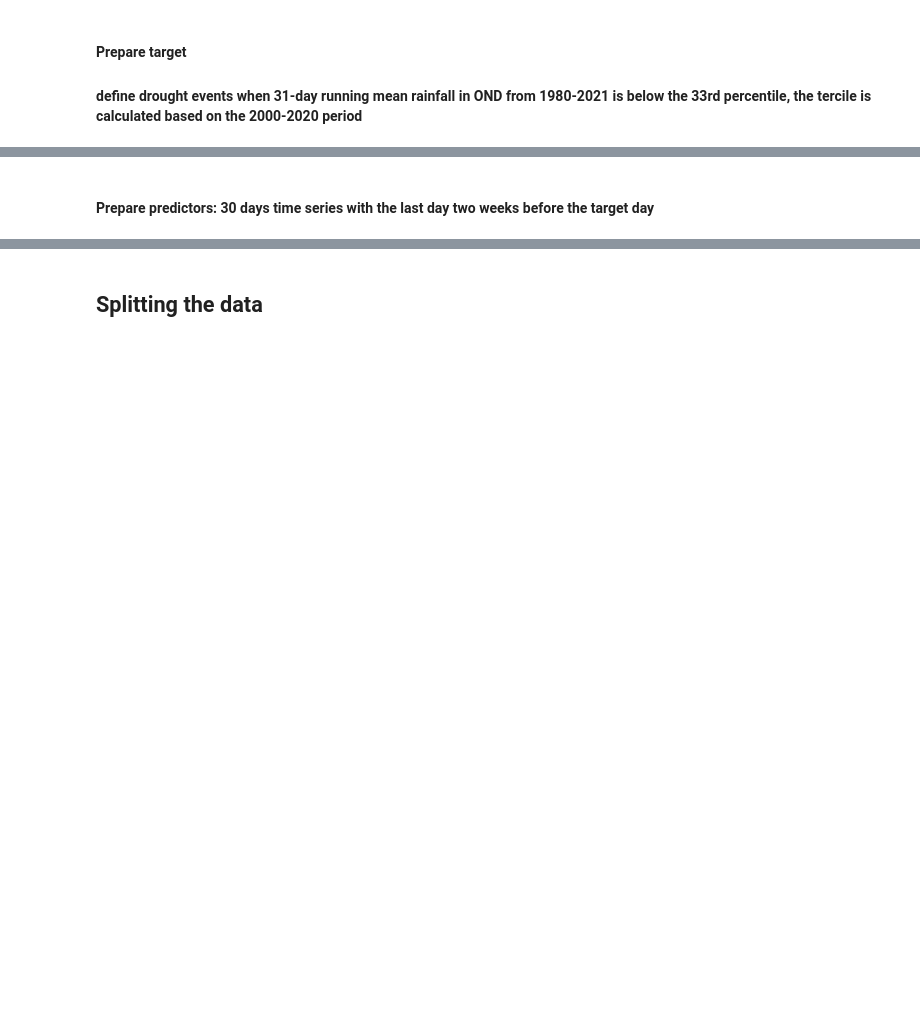
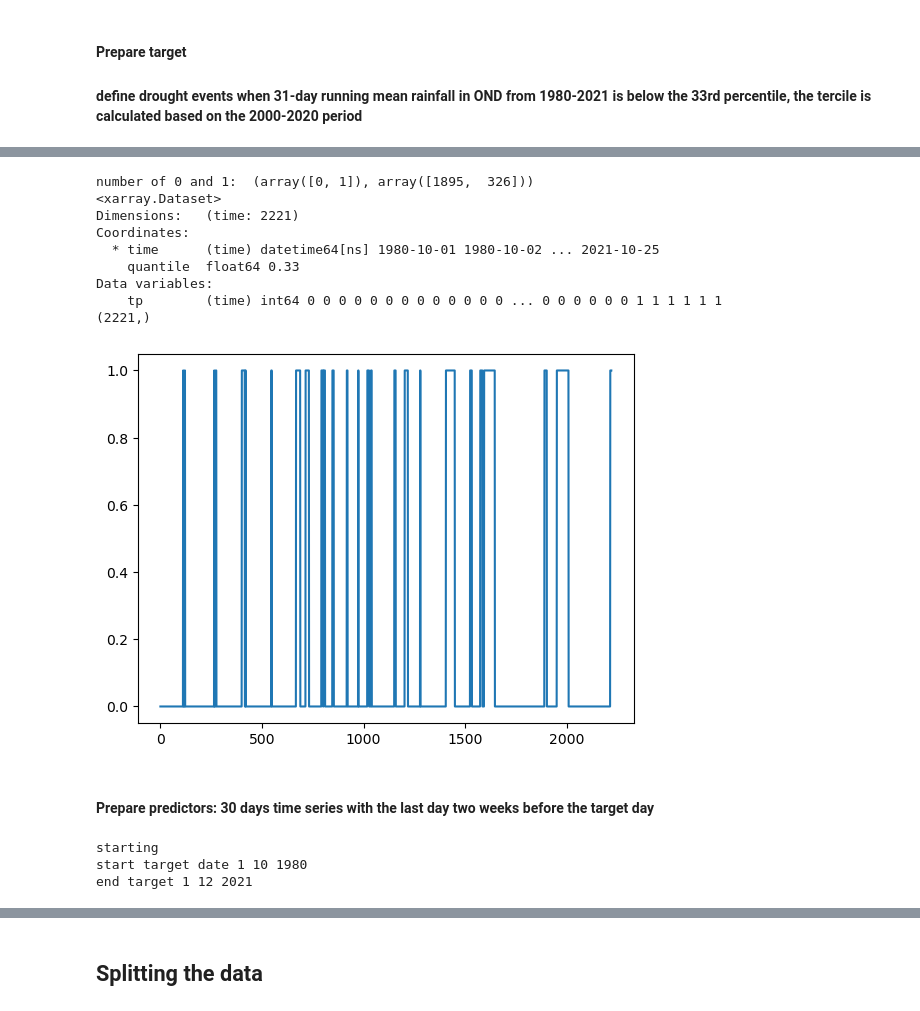
Before and after one commit to ZhengWinnieWu/Lorentz_workshop, a Jupyter notebook: lstm_att_final.ipynb, the cells around one changed output, grey strips where cells are left out. Cells and saved outputs as stored; diff of their text form; code cells hidden in the pictures; blank space fills up the shorter version.

```diff
--- a/lstm_att_final.ipynb
+++ b/lstm_att_final.ipynb
@@ -75,6 +81,15 @@ mask_nan.sizes
 # %% [markdown]
 #### Prepare target
 #### define drought events when 31-day running mean rainfall in OND from 1980-2021 is below the 33rd percentile, the tercile is calculated based on the 2000-2020 period
+# %%
+SYY = 1980   # start year, could be changed
+EYY = 2021   # end year, could be changed
+
+
+drop_OND_years = [2005,2007,2018,2004,2006]
+take_OND_years = list(np.arange(SYY,EYY+1))
+take_OND_years = [y for y in take_OND_years if y not in drop_OND_years]
+# drop_MAM_years = [2009,2001,2002,2005,2020]
 # %%
 # Calculate the spatial mean of the tp file after applying the spatial mask
 
@@ -89,12 +104,12 @@ tp_rol=tp_series.rolling(time=28, center=False).mean().sel(time=tp_series.time.d
 tp_quantile=tp_rol.sel(time=tp_rol.time.dt.month.isin([10,11,12])).quantile(0.33)
 print('value of the 33 percentile',tp_quantile.tp.values)
 
+
 # Create index time series
 # Replace the values bellow the 33 percentile with 1 and the rest with zeros
-SYY = 1980   # start year, could be changed
-EYY = 2021   # end year, could be changed
 tp_rol = tp_series.rolling(time=28, center=False).mean().sel(time=tp_series.time.dt.month.isin([10,11,12]))
 tp_rol_sel = tp_rol.sel(time = slice(str(SYY),str(EYY)))
 tp_index = tp_rol_sel < tp_quantile
+tp_index = tp_index.sel(time=tp_index.time.dt.year.isin(take_OND_years))
 tp_index = tp_index.astype(int)
 print('tp index',tp_index)
@@ -101,19 +125,31 @@ print('tp index',tp_index)
 # %%
 # Select from the index time series the period for the target values (predictant)
 # Oct 16 to Dec 16 for the period 1980-2020 (each day corresponds to a 31-day rolling mean)
 # The chosen time period could be changed to any time period you want
 for iyr in range(SYY,EYY+1):
     if iyr == SYY:
         tp_target = tp_index.sel(time = slice(str(iyr)+'-10-01',str(iyr)+'-12-01'))
     else:
         tp_target = xr.concat([tp_target,tp_index.sel(time = slice(str(iyr)+'-10-01',str(iyr)+'-12-01'))], dim='time')
 print('number of 0 and 1: ',np.unique(tp_target['tp'],return_counts=True))
 print(tp_target)
 plt.plot(tp_target.tp)
 
 # Make it into a numpy array
+target2 = tp_target['tp']
 target = tp_target['tp'].values
 print(target.shape)
+# %% [output]
+number of 0 and 1:  (array([0, 1]), array([1895,  326]))
+<xarray.Dataset>
+Dimensions:   (time: 2221)
+Coordinates:
+  * time      (time) datetime64[ns] 1980-10-01 1980-10-02 ... 2021-10-25
+    quantile  float64 0.33
+Data variables:
+    tp        (time) int64 0 0 0 0 0 0 0 0 0 0 0 0 0 ... 0 0 0 0 0 0 1 1 1 1 1 1
+(2221,)
+[figure, added]
 # %% [markdown]
 #### Prepare predictors: 30 days time series with the last day two weeks before the target day
 # %%
@@ -177,7 +223,7 @@ from L_functions import sel_train_data_lead
 #Create predictor multi-file
 nc_in_file='PC_serie*.nc'
 dim_to_stack='mode'
-pc_xr = xr.open_mfdataset(root_results+nc_in_file,concat_dim=dim_to_stack,
+pc_xr = xr.open_mfdataset(root_results+"/"+nc_in_file,concat_dim=dim_to_stack,
                           combine="nested")#
 
 # Run the function
@@ -195,7 +241,11 @@ predictor_array=sel_train_data_lead(pc_xr, target_len, s_target_date, e_target_d
 np_out_name='Predictor_array_crosscor_number.nc'
 
 #np.save(root_results+np_out_name,predictor_array)
-predictor_array.to_netcdf(root_results+np_out_name)
+predictor_array.to_netcdf(root_results+"/"+np_out_name)
+# %% [output]
+starting
+start target date 1 10 1980
+end target 1 12 2021
 # %%
 # plot EOF modes
 import cartopy.crs as ccrs
```
Also changed, not shown: parts of 25 cells of this notebook, 1 other file.
